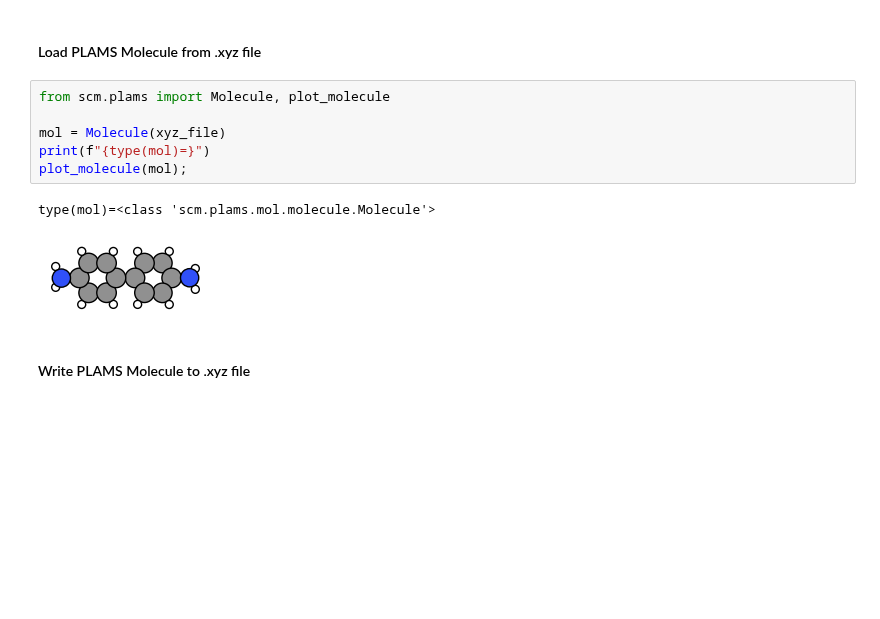
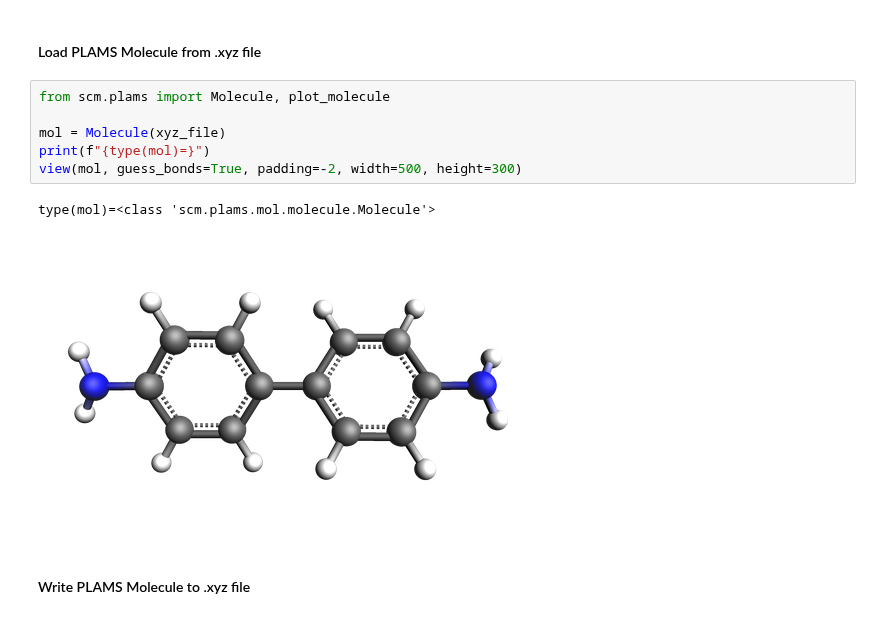
Before and after one commit to SCM-NV/PLAMS, a Jupyter notebook: examples/MoleculeFormats/MoleculeFormats.ipynb, the cells around one changed output. Cells and saved outputs as stored; diff of their text form; blank space fills up the shorter version.

```diff
--- a/examples/MoleculeFormats/MoleculeFormats.ipynb
+++ b/examples/MoleculeFormats/MoleculeFormats.ipynb
@@ -54,12 +63,12 @@ CCCCO
 # %%
 from scm.plams import Molecule, plot_molecule
 
 mol = Molecule(xyz_file)
 print(f"{type(mol)=}")
-plot_molecule(mol);
+view(mol, guess_bonds=True, padding=-2, width=500, height=300)
 # %% [output]
 type(mol)=<class 'scm.plams.mol.molecule.Molecule'>
-[figure, old version]
+[figure, new version]
 # %% [markdown]
 #### Write PLAMS Molecule to .xyz file
 # %%
```
Also changed, not shown: parts of 13 cells of this notebook, 13 other files.
